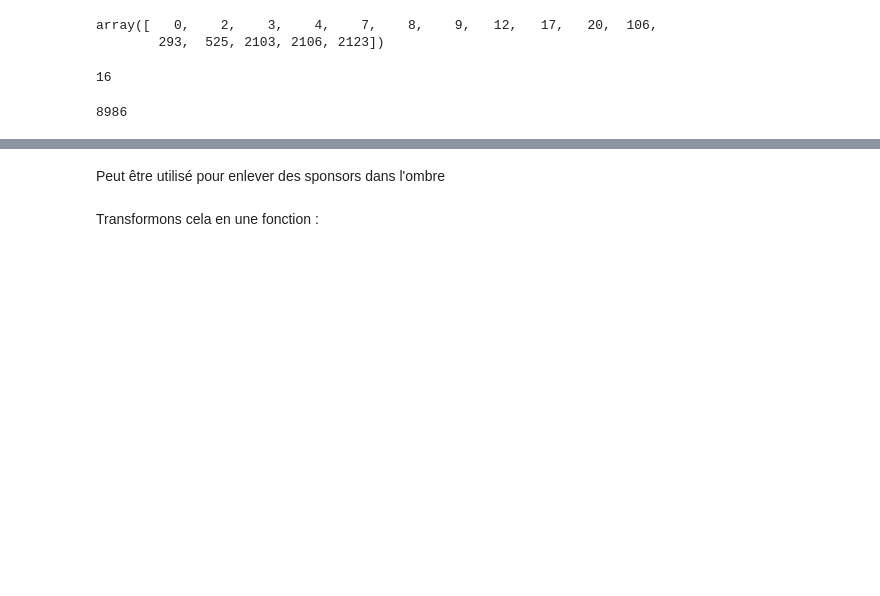
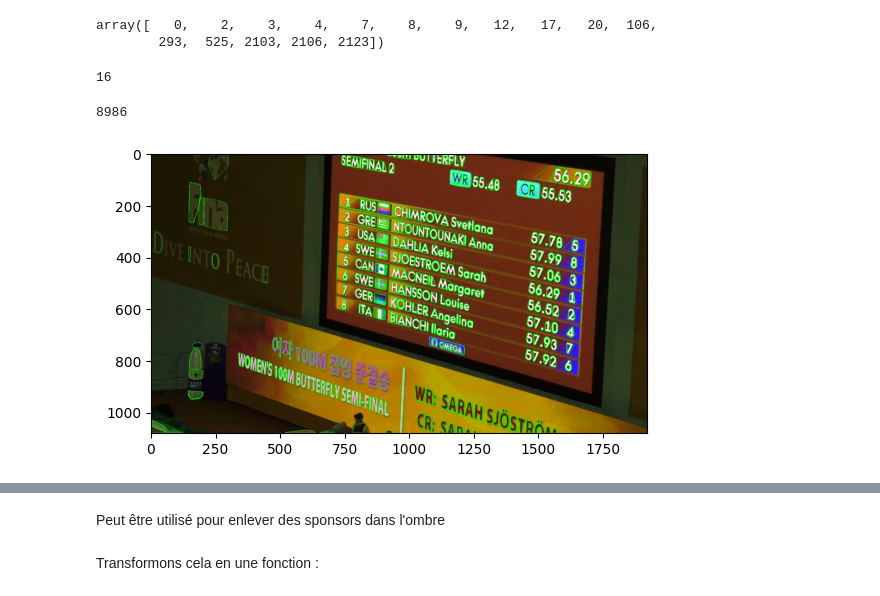
Before and after one commit to Itim-B/sports_scr, a Jupyter notebook: notebooks/tests-opencv-detection.ipynb, the cells around one changed output, grey strips where cells are left out. Drawn from its saved outputs; the diff is of its cells as text; code cells hidden in the pictures; blank space fills up the shorter version.

```diff
--- a/notebooks/tests-opencv-detection.ipynb
+++ b/notebooks/tests-opencv-detection.ipynb
@@ -113,3 +115,8 @@ cv2.destroyAllWindows()
+# %%
+plt.imshow(ref_img)
+plt.show()
+# %% [output]
+[figure, added]
 # %%
 img = backup_img.copy()
 gray = cv2.cvtColor(backup_img, cv2.COLOR_BGR2GRAY)
```
Also changed, not shown: parts of 9 cells of this notebook.
